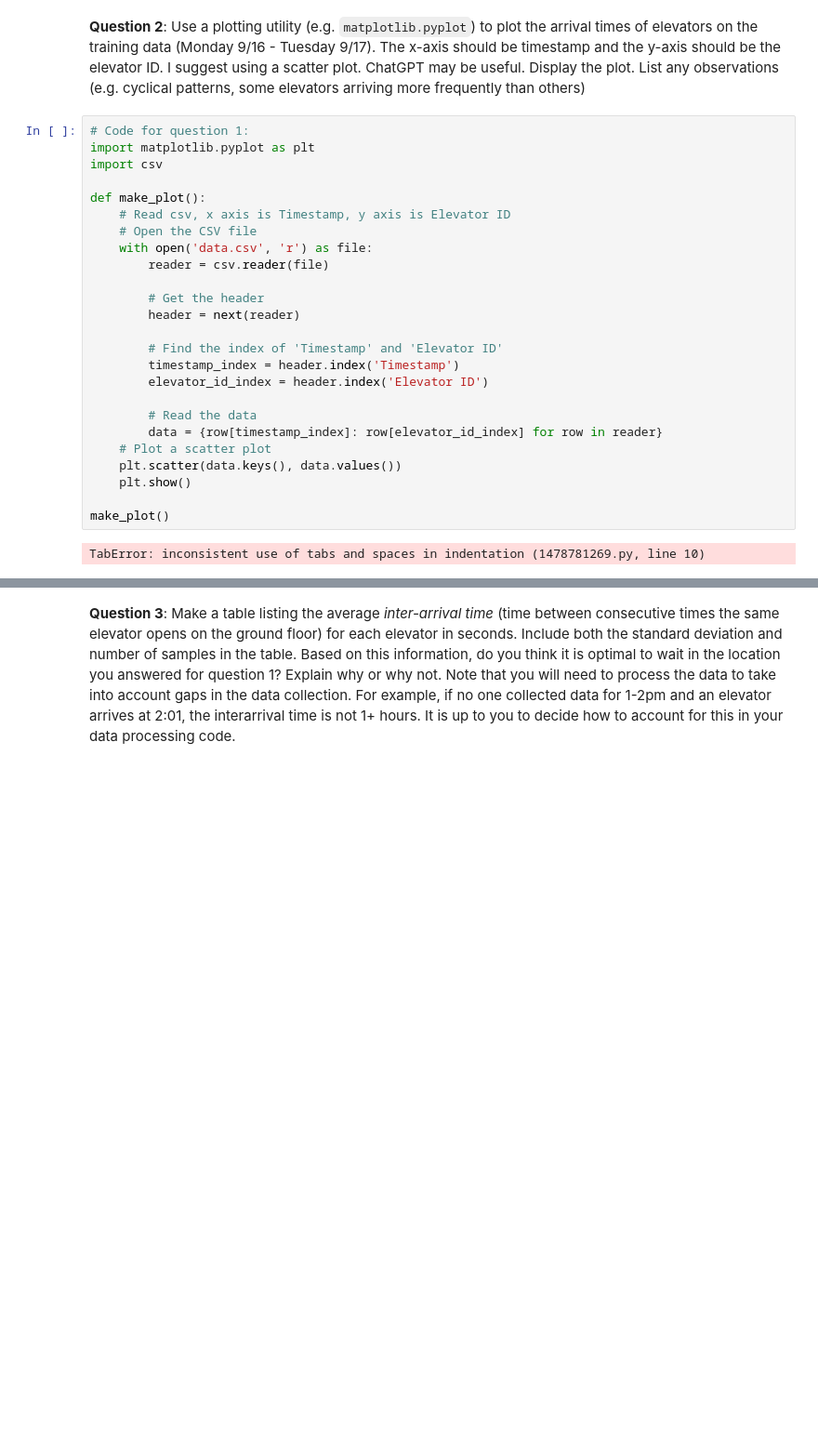
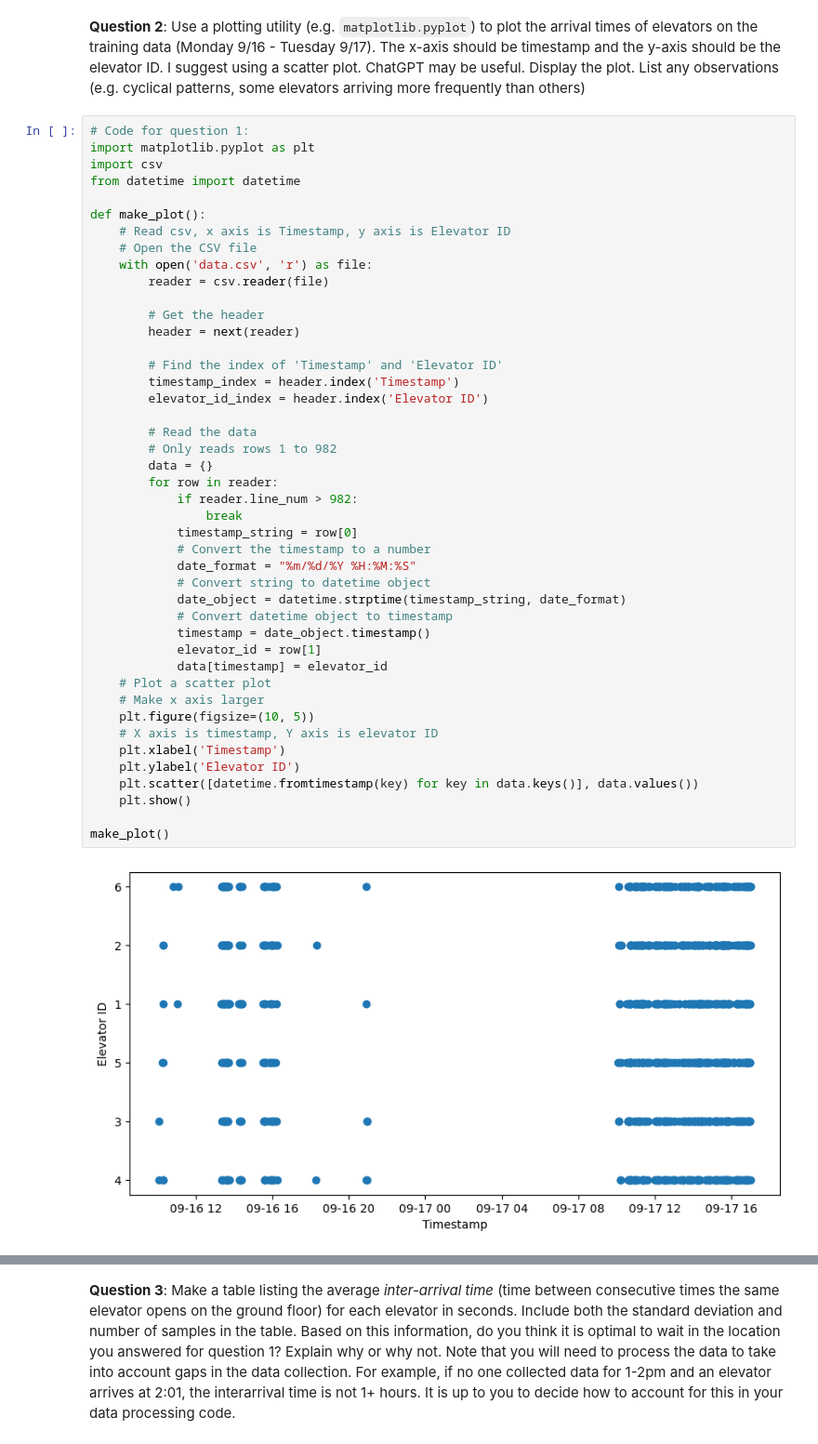
Before and after one commit to bjRichardLiu/ruicliu-assignment-1, a Jupyter notebook: assignment1.ipynb, the cells around one changed output, grey strips where cells are left out. Shown: that part at 93% size. Drawn from its saved outputs; the diff is of its cells as text; blank space fills up the shorter version.

```diff
--- a/assignment1.ipynb
+++ b/assignment1.ipynb
@@ -56,27 +56,46 @@ ChatGPT may be useful. Display the plot. List any observations
 # %%
 # Code for question 1:
 import matplotlib.pyplot as plt
 import csv
+from datetime import datetime
 
 def make_plot():
     # Read csv, x axis is Timestamp, y axis is Elevator ID
     # Open the CSV file
     with open('data.csv', 'r') as file:
         reader = csv.reader(file)
 
         # Get the header
         header = next(reader)
 
         # Find the index of 'Timestamp' and 'Elevator ID'
         timestamp_index = header.index('Timestamp')
         elevator_id_index = header.index('Elevator ID')
 
         # Read the data
-        data = {row[timestamp_index]: row[elevator_id_index] for row in reader}
+        # Only reads rows 1 to 982
+        data = {}
+        for row in reader:
+            if reader.line_num > 982:
+                break
+            timestamp_string = row[0]
+            # Convert the timestamp to a number
+            date_format = "%m/%d/%Y %H:%M:%S"
+            # Convert string to datetime object
+            date_object = datetime.strptime(timestamp_string, date_format)
+            # Convert datetime object to timestamp
+            timestamp = date_object.timestamp()
+            elevator_id = row[1]
+            data[timestamp] = elevator_id
     # Plot a scatter plot
-    plt.scatter(data.keys(), data.values())
+    # Make x axis larger
+    plt.figure(figsize=(10, 5))
+    # X axis is timestamp, Y axis is elevator ID
+    plt.xlabel('Timestamp')
+    plt.ylabel('Elevator ID')
+    plt.scatter([datetime.fromtimestamp(key) for key in data.keys()], data.values())
     plt.show()
 
 make_plot()
 # %% [output]
-TabError: inconsistent use of tabs and spaces in indentation (1478781269.py, line 10)
+[figure, added]
```
Also changed, not shown: parts of 6 cells of this notebook, 1 other file.
